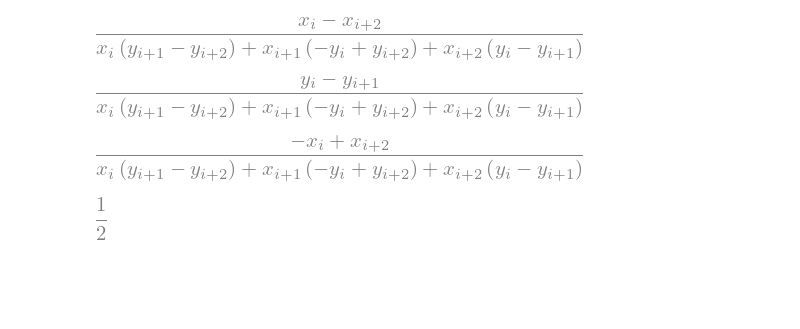
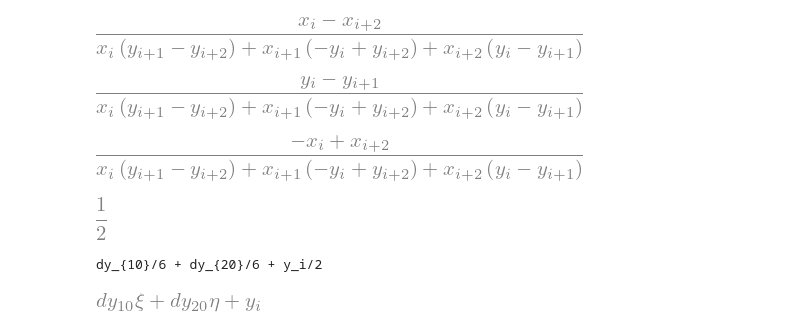
Before and after one commit to LeoBasov/hamt, a Jupyter notebook: doc/jupyter/FEM_2d.ipynb, the cells around one changed output. Cells and saved outputs as stored; diff of their text form; code cells hidden in the pictures; blank space fills up the shorter version.

```diff
--- a/doc/jupyter/FEM_2d.ipynb
+++ b/doc/jupyter/FEM_2d.ipynb
@@ -227,3 +234,13 @@ int_ii = integrate(integrate(1, (xi, 0, 1 - eta)), (eta, 0, 1))
 int_ii
 # %% [output]
 [figure]
+# %%
+y_i, dy10, dy20, xi, eta = symbols("y_i dy_{10} dy_{20} xi eta")
+r = y_i + xi*dy10 + eta*dy20
+print(integrate(integrate(r, (xi, 0, 1 - eta)), (eta, 0, 1)))
+# %% [output]
+dy_{10}/6 + dy_{20}/6 + y_i/2
+# %%
+r
+# %% [output]
+[figure, added]
```
Also changed, not shown: parts of 1 cell of this notebook.
